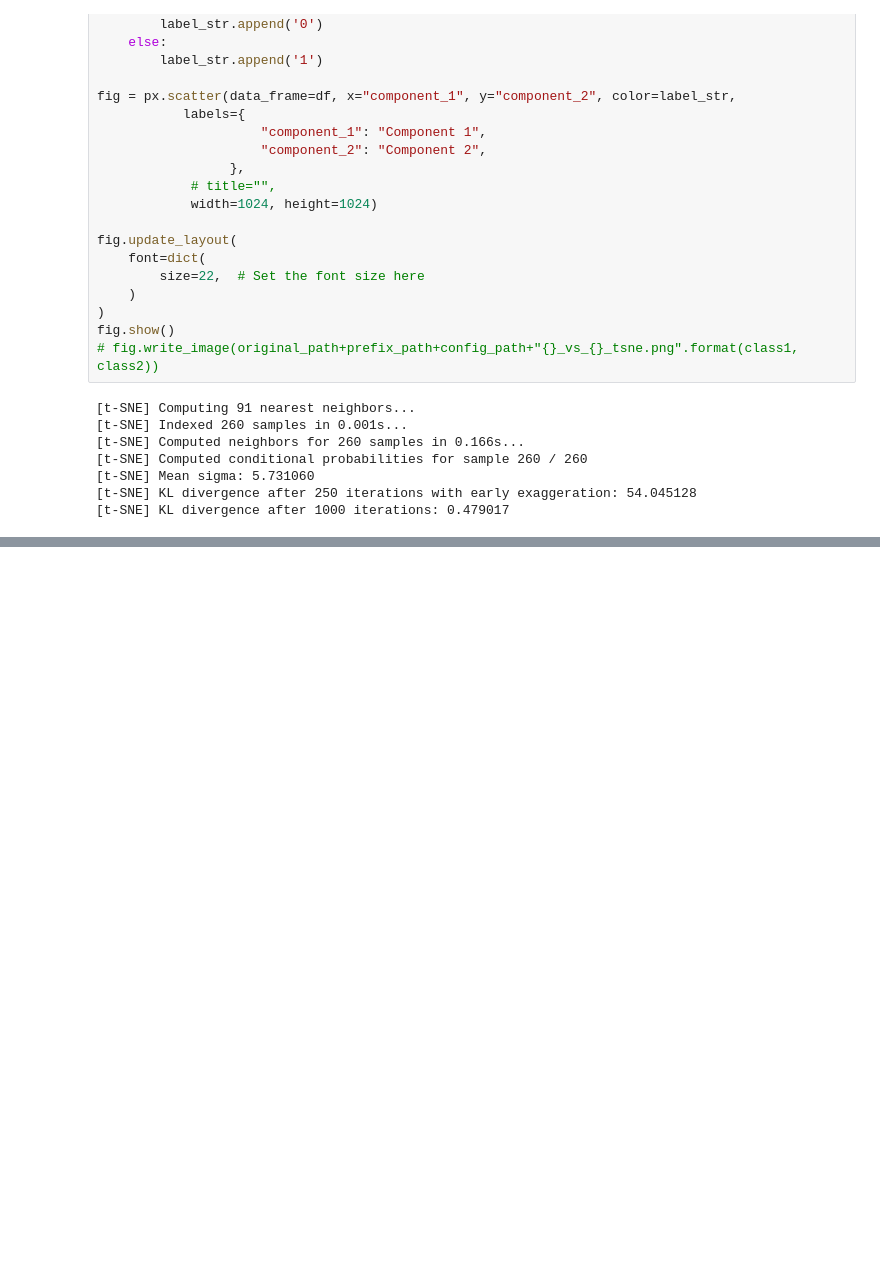
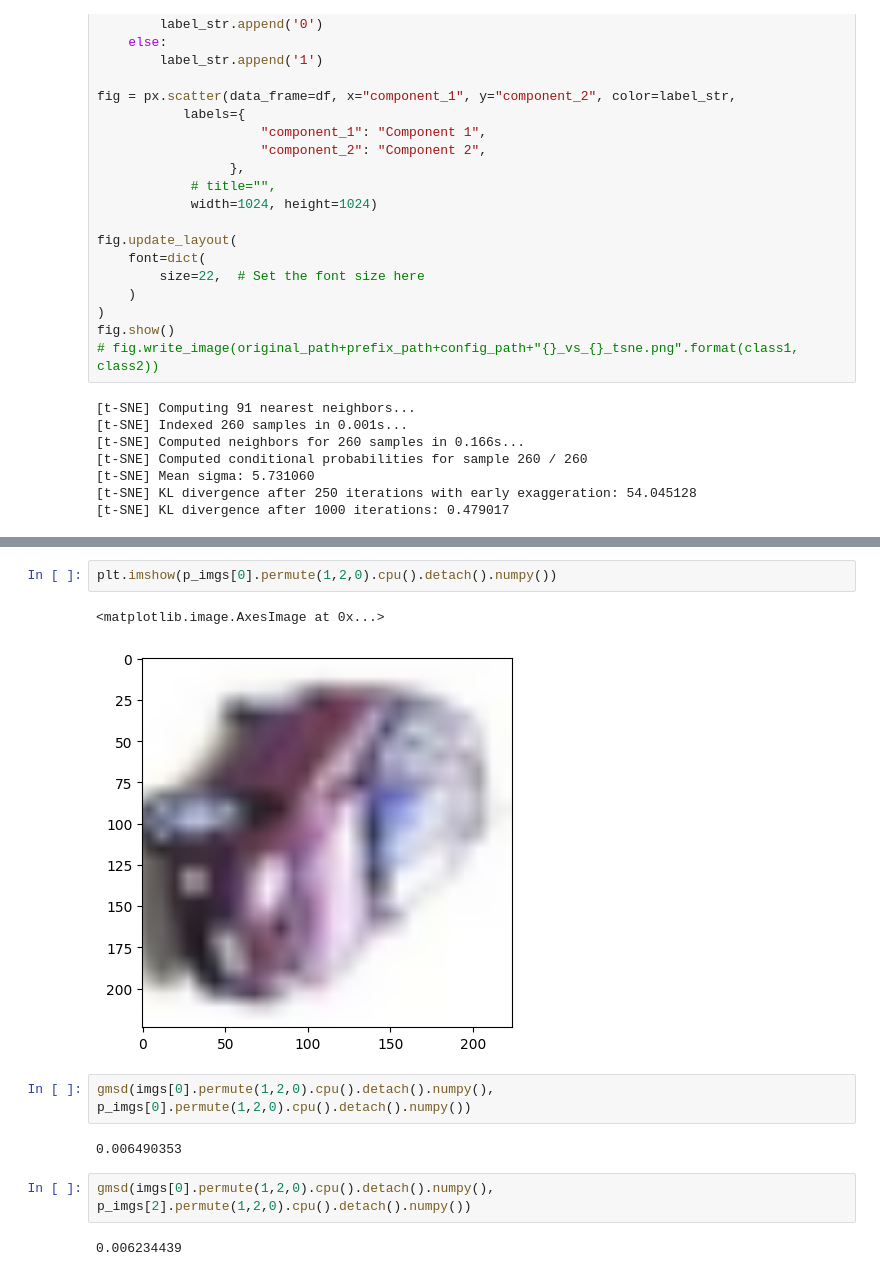
Before and after one commit to Mohammadakhavan75/KEAD, a Jupyter notebook: image_analysis.ipynb, the cells around one changed output, grey strips where cells are left out. Saved outputs shown, nothing was run; the diff lists cells and outputs as text; blank space fills up the shorter version.

```diff
--- a/image_analysis.ipynb
+++ b/image_analysis.ipynb
@@ -378,0 +1093,13 @@ fig.show()
+# %%
+plt.imshow(p_imgs[0].permute(1,2,0).cpu().detach().numpy())
+# %% [output]
+<matplotlib.image.AxesImage at 0x...>
+[figure, added]
+# %%
+gmsd(imgs[0].permute(1,2,0).cpu().detach().numpy(), p_imgs[0].permute(1,2,0).cpu().detach().numpy())
+# %% [output]
+0.006490353
+# %%
+gmsd(imgs[0].permute(1,2,0).cpu().detach().numpy(), p_imgs[2].permute(1,2,0).cpu().detach().numpy())
+# %% [output]
+0.006234439
```
Also changed, not shown: parts of 18 cells of this notebook.
